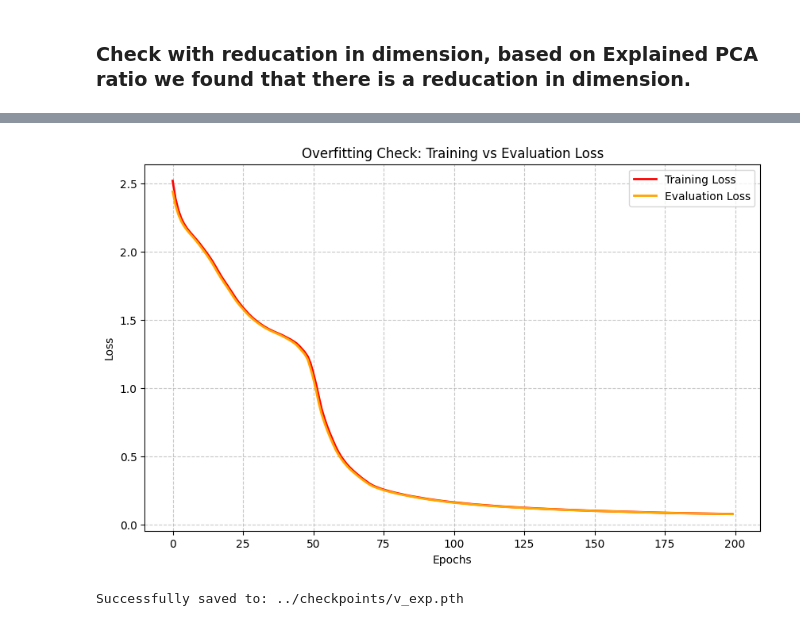
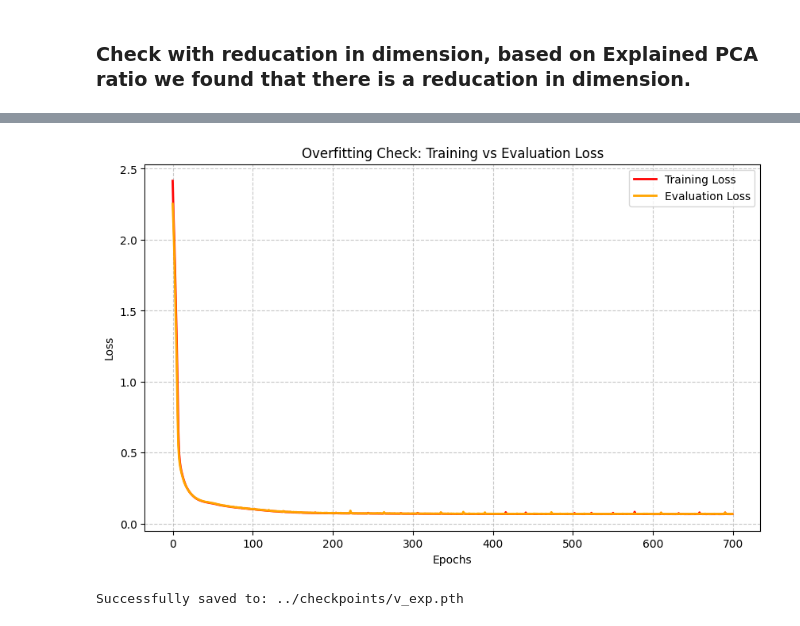
Before and after one commit to Aavash232311/transformer-pt-analysis, a Jupyter notebook: analysis/cumulative_variance_ratio.ipynb, the cells around one changed output, grey strips where cells are left out. Cells and saved outputs as stored; diff of their text form; code cells hidden in the pictures.

```diff
--- a/analysis/cumulative_variance_ratio.ipynb
+++ b/analysis/cumulative_variance_ratio.ipynb
@@ -37,9 +47,12 @@ explained_variance(os.path.join(checkpoint_dir, 'v3.pth'))
 # %% [markdown]
 ## Before training
 # %%
+from script.shell import MinimalTransformer
 file_name = 'v1_initial.pth'
 full_path = os.path.join(checkpoint_dir, file_name)
-explained_variance(full_path)
+vocab_size = 10
+model = MinimalTransformer(vocab_size=vocab_size)
+explained_variance(full_path, model)
 # %% [output]
 [figure]
 # %% [markdown]
@@ -172,7 +185,7 @@ def evaluate_model(model, dataloader, show_accuracy = False):
     return avg_loss
 
 vocab_size = 10
-batch_size = 600
+batch_size = 128
 generated_ds = FibonacciModDataset(num_samples=25000, mod=vocab_size, seq_len=20)
 
 
@@ -193,7 +206,7 @@ file_name = 'v_exp.pth'
 full_path = os.path.join(checkpoint_dir, file_name)
 
 
-train_model(model, train_loader, epochs=600, test_loader=test_loader)
+train_model(model, train_loader, epochs=700, test_loader=test_loader)
 evaluate_model(model, test_loader, show_accuracy=True)
 
 overfitting_plot(train_plot, eval_plot)
@@ -224,2 +237,2 @@ Accuracy (eval mode): 95.77%
-[figure, old version]
+[figure, new version]
 Successfully saved to: ../checkpoints/v_exp.pth
```
Also changed, not shown: parts of 4 cells of this notebook, 2 other files.
